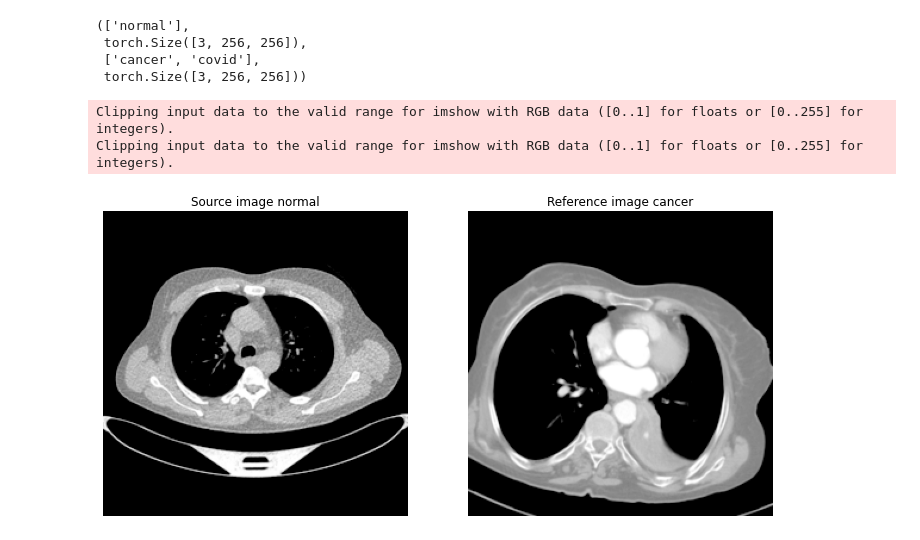
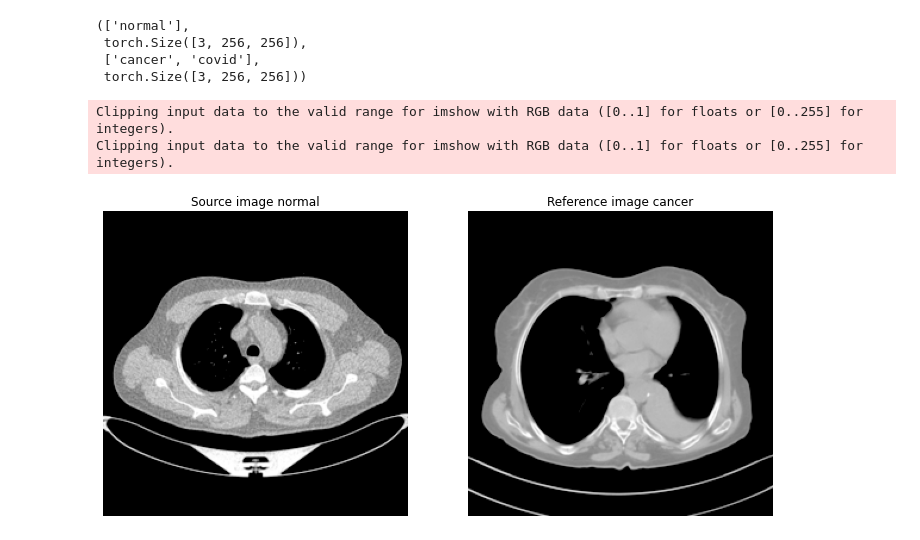
Before and after one commit to M1croZavr/hackaton, a Jupyter notebook: generator_inference.ipynb, the cells around one changed output. Drawn from its saved outputs; the diff is of its cells as text; code cells hidden in the pictures.

```diff
--- a/generator_inference.ipynb
+++ b/generator_inference.ipynb
@@ -49,23 +57,23 @@ source.classes, source[0][0].shape, reference.classes, reference[0][0].shape
  ['cancer', 'covid'],
  torch.Size([3, 256, 256]))
 # %%
-x, y = source[14]
-x_ref, y_ref = reference[12]
+x, y = source[12]
+x_ref, y_ref = reference[14]
 
 plt.figure(figsize=(12, 9))
 plt.subplot(1, 2, 1)
 plt.title(f'Source image {source.classes[y]}')
 plt.imshow(x.permute(1, 2, 0))
 plt.axis(False)
 
 plt.subplot(1, 2, 2)
 plt.title(f'Reference image {reference.classes[y_ref]}')
 plt.imshow(x_ref.permute(1, 2, 0))
 plt.axis(False);
 # %% [output]
 Clipping input data to the valid range for imshow with RGB data ([0..1] for floats or [0..255] for integers).
 Clipping input data to the valid range for imshow with RGB data ([0..1] for floats or [0..255] for integers).
-[figure, old version]
+[figure, new version]
 # %%
 x, y = x.unsqueeze(dim=0).to(DEVICE), torch.LongTensor([y + 2])
 x_ref, y_ref = x_ref.unsqueeze(dim=0).to(DEVICE), torch.LongTensor([y_ref])
```
Also changed, not shown: parts of 7 cells of this notebook, 15 other files.
